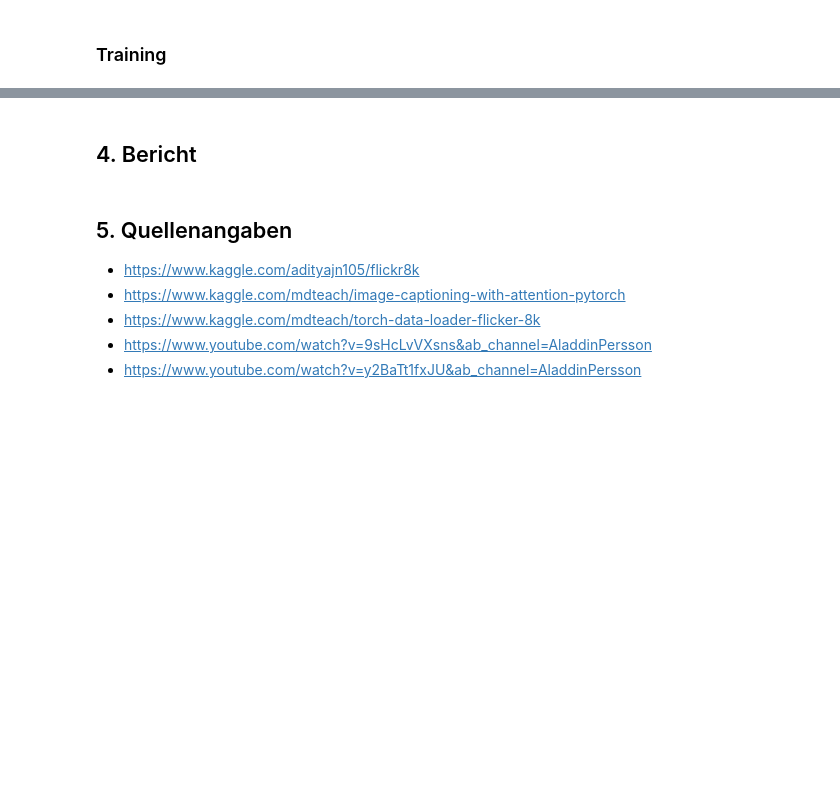
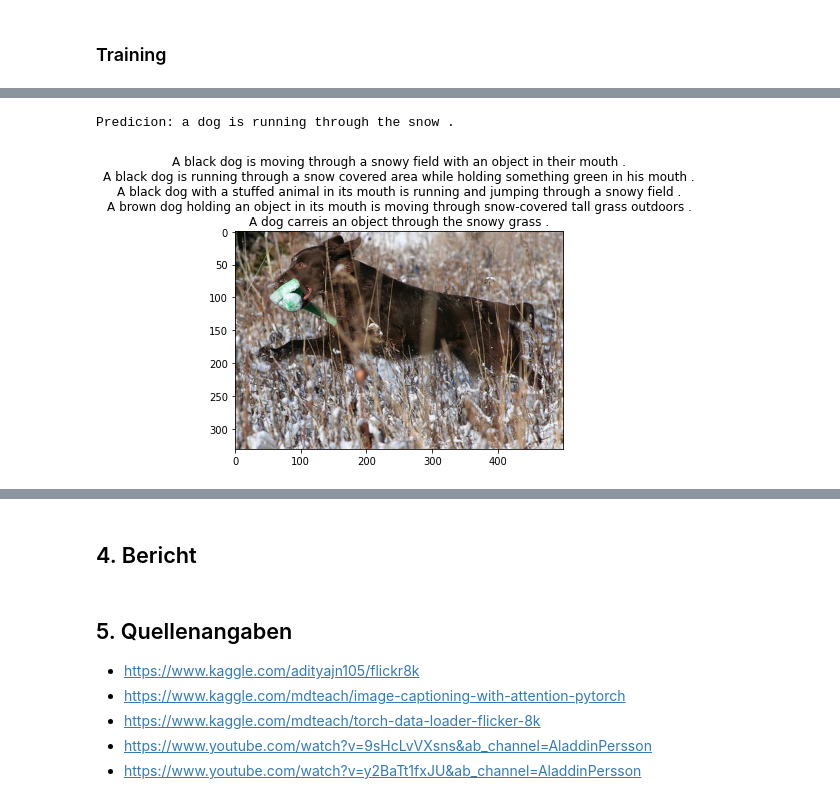
Before and after one commit to FiratSaritas/Image-Captioning-with-Flickr_8k, a Jupyter notebook: Mini-Challenge_2.ipynb, the cells around one changed output, grey strips where cells are left out. Saved outputs shown, nothing was run; the diff lists cells and outputs as text; code cells hidden in the pictures; blank space fills up the shorter version.

```diff
--- a/Mini-Challenge_2.ipynb
+++ b/Mini-Challenge_2.ipynb
@@ -547,0 +473,14 @@ train()
+# %%
+random_number = random.randint(0, len(df_captions))
+sample = df_captions.iloc[random_number][0]
+sample_path =data_location+sample
+sample_images = df_captions[df_captions['image'] == sample]
+sample_captions = sample_images['caption'].tolist()
+img=mpimg.imread(sample_path)
+plt.title(sample_captions[0]+ "\n"+ sample_captions[1]+ "\n"+ sample_captions[2]+ "\n"+ sample_captions[3]+ "\n"+ sample_captions[4])
+plt.imshow(img)
+pred=predict(model, device, dataset, img=sample_path)
+print("Predicion: {}\n".format(pred))
+# %% [output]
+Predicion: a dog is running through the snow .
+[figure, added]
```
Also changed, not shown: parts of 43 cells of this notebook.
